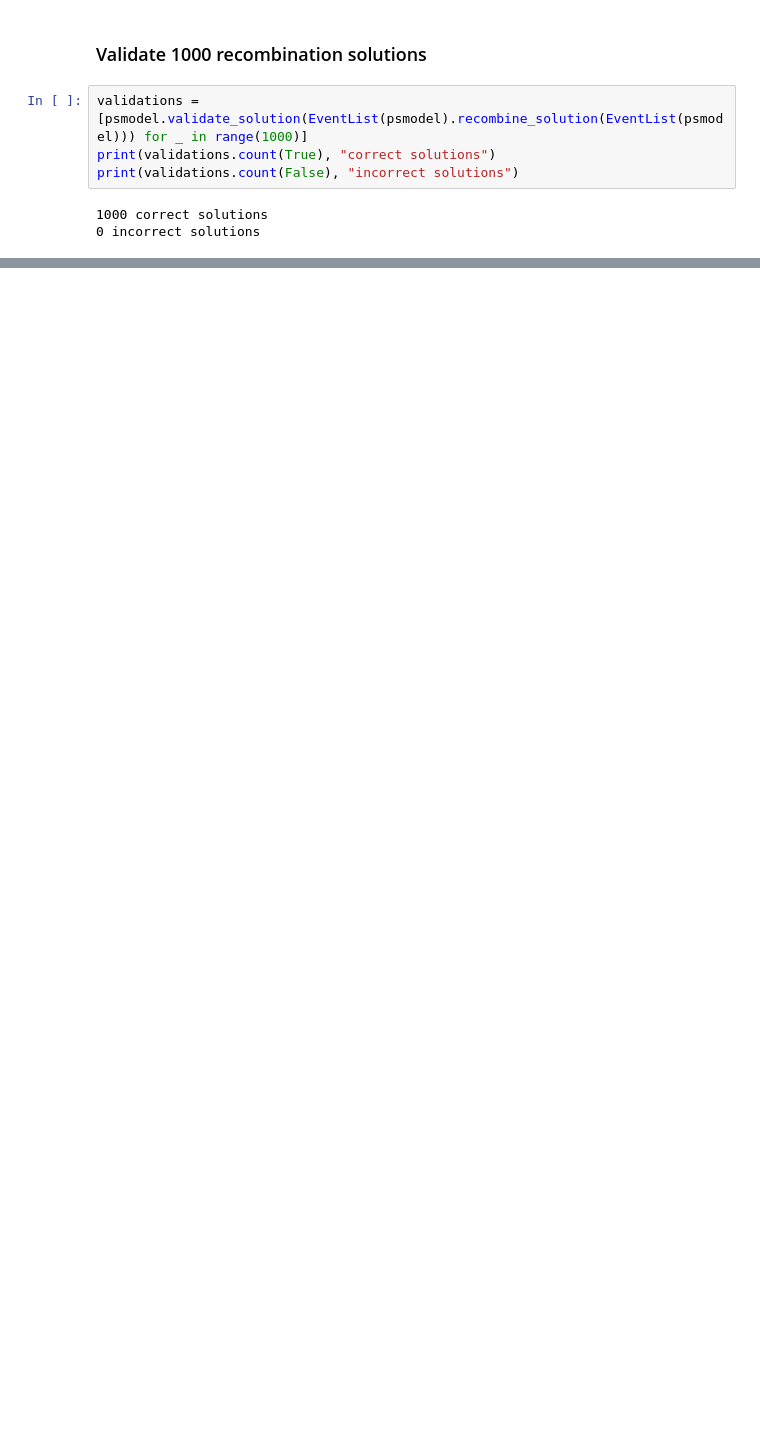
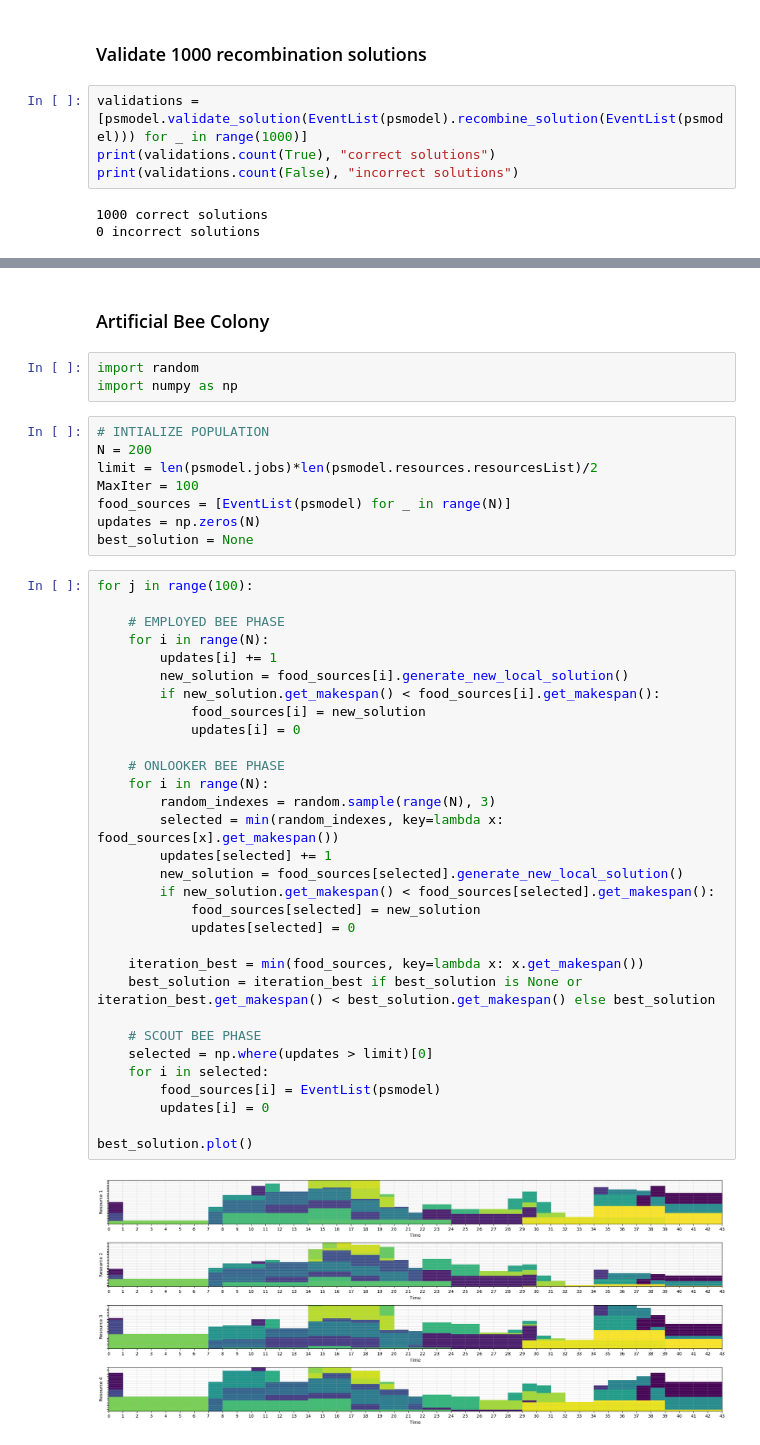
Before and after one commit to Pablof27/GS-ABC, a Jupyter notebook: ArtificialBeeColony.ipynb, the cells around one changed output, grey strips where cells are left out. Drawn from its saved outputs; the diff is of its cells as text; blank space fills up the shorter version.

```diff
--- a/ArtificialBeeColony.ipynb
+++ b/ArtificialBeeColony.ipynb
@@ -62,0 +79,46 @@ print(validations.count(False), "incorrect solutions")
+# %% [markdown]
+### Artificial Bee Colony
+# %%
+import random
+import numpy as np
+# %%
+# INTIALIZE POPULATION
+N = 200
+limit = len(psmodel.jobs)*len(psmodel.resources.resourcesList)/2
+MaxIter = 100
+food_sources = [EventList(psmodel) for _ in range(N)]
+updates = np.zeros(N)
+best_solution = None
+# %%
+for j in range(100):
+
+    # EMPLOYED BEE PHASE
+    for i in range(N):
+        updates[i] += 1
+        new_solution = food_sources[i].generate_new_local_solution()
+        if new_solution.get_makespan() < food_sources[i].get_makespan():
+            food_sources[i] = new_solution
+            updates[i] = 0
+
+    # ONLOOKER BEE PHASE
+    for i in range(N):
+        random_indexes = random.sample(range(N), 3)
+        selected = min(random_indexes, key=lambda x: food_sources[x].get_makespan())
+        updates[selected] += 1
+        new_solution = food_sources[selected].generate_new_local_solution()
+        if new_solution.get_makespan() < food_sources[selected].get_makespan():
+            food_sources[selected] = new_solution
+            updates[selected] = 0
+
+    iteration_best = min(food_sources, key=lambda x: x.get_makespan())
+    best_solution = iteration_best if best_solution is None or iteration_best.get_makespan() < best_solution.get_makespan() else best_solution
+
+    # SCOUT BEE PHASE
+    selected = np.where(updates > limit)[0]
+    for i in selected:
+        food_sources[i] = EventList(psmodel)
+        updates[i] = 0
+
+best_solution.plot()
+# %% [output]
+[figure, added]
```
Also changed, not shown: parts of 3 cells of this notebook, 3 other files.
